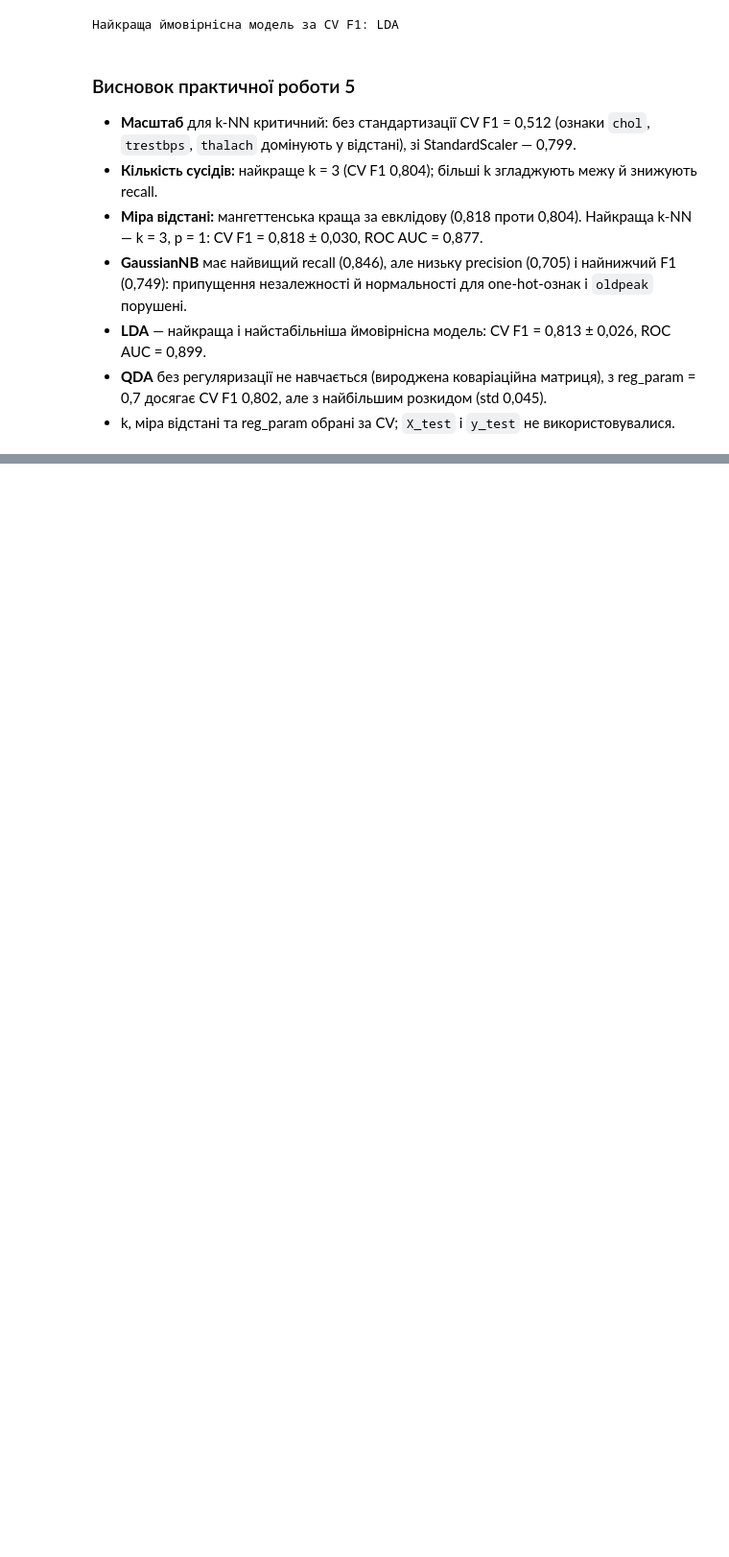
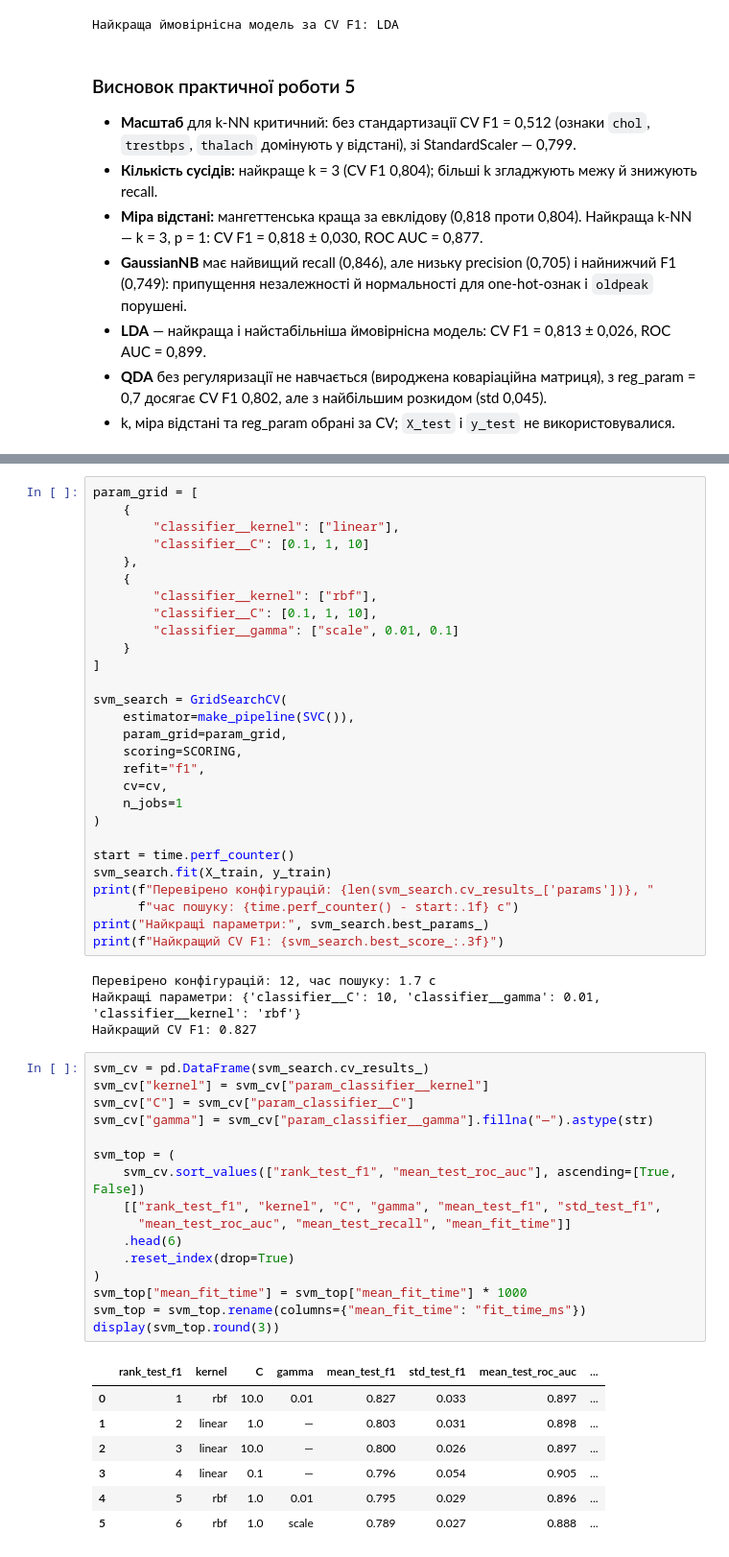
Before and after one commit to SDV284/pattern-recognition-practice, a Jupyter notebook: classification-mini-project/notebooks/PR04_Sviatishenko_D.ipynb, the cells around one changed output, grey strips where cells are left out. Shown at 96% size. Saved outputs shown, nothing was run; the diff lists cells and outputs as text; blank space fills up the shorter version.

```diff
--- a/classification-mini-project/notebooks/PR04_Sviatishenko_D.ipynb
+++ b/classification-mini-project/notebooks/PR04_Sviatishenko_D.ipynb
@@ -1175,0 +1228,56 @@ print("Найкраща ймовірнісна модель за CV F1:", best_p
+# %%
+param_grid = [
+    {
+        "classifier__kernel": ["linear"],
+        "classifier__C": [0.1, 1, 10]
+    },
+    {
+        "classifier__kernel": ["rbf"],
+        "classifier__C": [0.1, 1, 10],
+        "classifier__gamma": ["scale", 0.01, 0.1]
+    }
+]
+
+svm_search = GridSearchCV(
+    estimator=make_pipeline(SVC()),
+    param_grid=param_grid,
+    scoring=SCORING,
+    refit="f1",
+    cv=cv,
+    n_jobs=1
+)
+
+start = time.perf_counter()
+svm_search.fit(X_train, y_train)
+print(f"Перевірено конфігурацій: {len(svm_search.cv_results_['params'])}, "
+      f"час пошуку: {time.perf_counter() - start:.1f} с")
+print("Найкращі параметри:", svm_search.best_params_)
+print(f"Найкращий CV F1: {svm_search.best_score_:.3f}")
+# %% [output]
+Перевірено конфігурацій: 12, час пошуку: 1.7 с
+Найкращі параметри: {'classifier__C': 10, 'classifier__gamma': 0.01, 'classifier__kernel': 'rbf'}
+Найкращий CV F1: 0.827
+# %%
+svm_cv = pd.DataFrame(svm_search.cv_results_)
+svm_cv["kernel"] = svm_cv["param_classifier__kernel"]
+svm_cv["C"] = svm_cv["param_classifier__C"]
+svm_cv["gamma"] = svm_cv["param_classifier__gamma"].fillna("—").astype(str)
+
+svm_top = (
+    svm_cv.sort_values(["rank_test_f1", "mean_test_roc_auc"], ascending=[True, False])
+    [["rank_test_f1", "kernel", "C", "gamma", "mean_test_f1", "std_test_f1",
+      "mean_test_roc_auc", "mean_test_recall", "mean_fit_time"]]
+    .head(6)
+    .reset_index(drop=True)
+)
+svm_top["mean_fit_time"] = svm_top["mean_fit_time"] * 1000
+svm_top = svm_top.rename(columns={"mean_fit_time": "fit_time_ms"})
+display(svm_top.round(3))
+# %% [output]
+|  | rank_test_f1 | kernel | C | gamma | mean_test_f1 | std_test_f1 | mean_test_roc_auc | ... |
+| 0 | 1 | rbf | 10.0 | 0.01 | 0.827 | 0.033 | 0.897 | ... |
+| 1 | 2 | linear | 1.0 | — | 0.803 | 0.031 | 0.898 | ... |
+| 2 | 3 | linear | 10.0 | — | 0.800 | 0.026 | 0.897 | ... |
+| 3 | 4 | linear | 0.1 | — | 0.796 | 0.054 | 0.905 | ... |
+| 4 | 5 | rbf | 1.0 | 0.01 | 0.795 | 0.029 | 0.896 | ... |
+| 5 | 6 | rbf | 1.0 | scale | 0.789 | 0.027 | 0.888 | ... |
```
Also changed, not shown: parts of 11 cells of this notebook, 1 other file.
